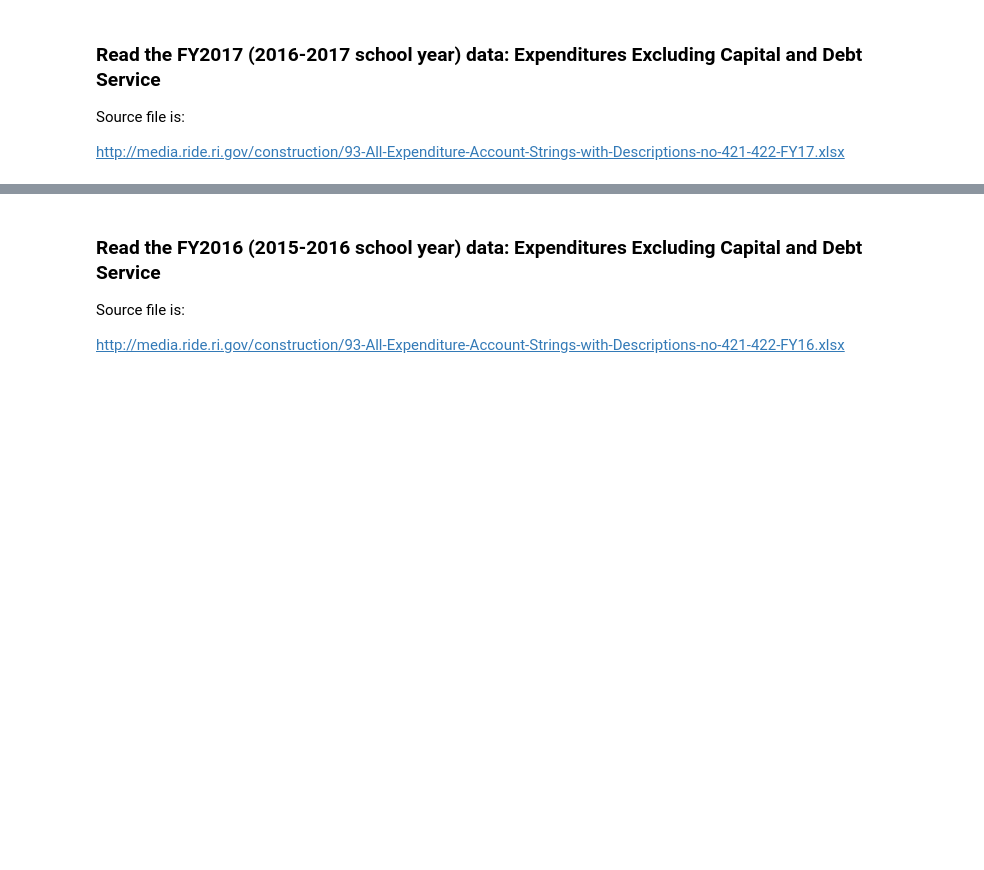
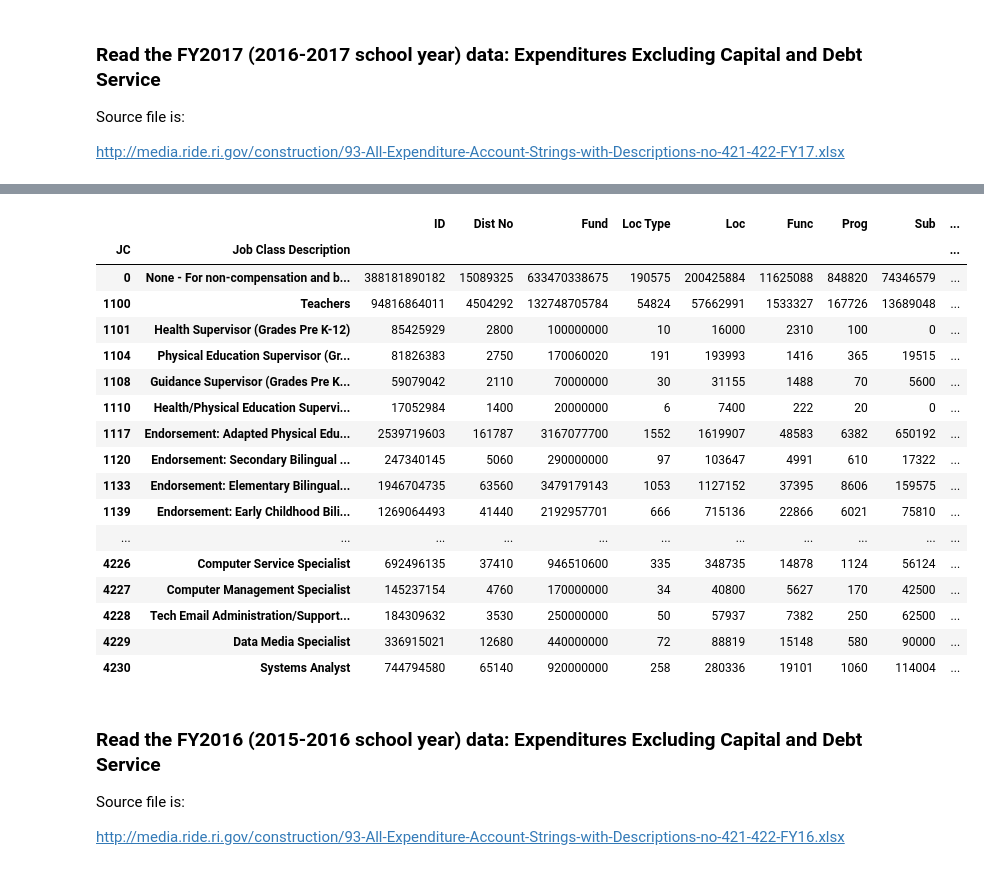
Before and after one commit to equinn1/budg, a Jupyter notebook: school_budget_model_data.ipynb, the cells around one changed output, grey strips where cells are left out. Cells and saved outputs as stored; diff of their text form; code cells hidden in the pictures; blank space fills up the shorter version.

```diff
--- a/school_budget_model_data.ipynb
+++ b/school_budget_model_data.ipynb
@@ -32,7 +38,8 @@ Source file is:
 
 http://media.ride.ri.gov/construction/93-All-Expenditure-Account-Strings-with-Descriptions-no-421-422-FY17.xlsx
 # %%
-fy17 = pd.read_csv("../../ride/93-All-Expenditure-Account-Strings-with-Descriptions-no-421-422-FY17.csv")
+fy17 = pd.read_csv("../../RIDE/93-All-Expenditure-Account-Strings-with-Descriptions-no-421-422-FY17.csv")
 fy17['Year'] = 2017
+fy17['Loc Desc'] = str(fy17['Loc'])
 print(fy17.shape)
 fy17.columns
@@ -39,3 +55,24 @@ fy17.columns
+# %%
+fy17.groupby(['JC','Job Class Description']).sum()
+# %% [output]
+|  |  | ID | Dist No | Fund | Loc Type | Loc | Func | Prog | Sub | ... |
+| JC | Job Class Description |  |  |  |  |  |  |  |  | ... |
+| 0 | None - For non-compensation and b... | 388181890182 | 15089325 | 633470338675 | 190575 | 200425884 | 11625088 | 848820 | 74346579 | ... |
+| 1100 | Teachers | 94816864011 | 4504292 | 132748705784 | 54824 | 57662991 | 1533327 | 167726 | 13689048 | ... |
+| 1101 | Health Supervisor (Grades Pre K-12) | 85425929 | 2800 | 100000000 | 10 | 16000 | 2310 | 100 | 0 | ... |
+| 1104 | Physical Education Supervisor (Gr... | 81826383 | 2750 | 170060020 | 191 | 193993 | 1416 | 365 | 19515 | ... |
+| 1108 | Guidance Supervisor (Grades Pre K... | 59079042 | 2110 | 70000000 | 30 | 31155 | 1488 | 70 | 5600 | ... |
+| 1110 | Health/Physical Education Supervi... | 17052984 | 1400 | 20000000 | 6 | 7400 | 222 | 20 | 0 | ... |
+| 1117 | Endorsement: Adapted Physical Edu... | 2539719603 | 161787 | 3167077700 | 1552 | 1619907 | 48583 | 6382 | 650192 | ... |
+| 1120 | Endorsement: Secondary Bilingual ... | 247340145 | 5060 | 290000000 | 97 | 103647 | 4991 | 610 | 17322 | ... |
+| 1133 | Endorsement: Elementary Bilingual... | 1946704735 | 63560 | 3479179143 | 1053 | 1127152 | 37395 | 8606 | 159575 | ... |
+| 1139 | Endorsement: Early Childhood Bili... | 1269064493 | 41440 | 2192957701 | 666 | 715136 | 22866 | 6021 | 75810 | ... |
+| ... | ... | ... | ... | ... | ... | ... | ... | ... | ... | ... |
+| 4226 | Computer Service Specialist | 692496135 | 37410 | 946510600 | 335 | 348735 | 14878 | 1124 | 56124 | ... |
+| 4227 | Computer Management Specialist | 145237154 | 4760 | 170000000 | 34 | 40800 | 5627 | 170 | 42500 | ... |
+| 4228 | Tech Email Administration/Support... | 184309632 | 3530 | 250000000 | 50 | 57937 | 7382 | 250 | 62500 | ... |
+| 4229 | Data Media Specialist | 336915021 | 12680 | 440000000 | 72 | 88819 | 15148 | 580 | 90000 | ... |
+| 4230 | Systems Analyst | 744794580 | 65140 | 920000000 | 258 | 280336 | 19101 | 1060 | 114004 | ... |
 # %% [markdown]
 ### Read the FY2016  (2015-2016 school year) data: Expenditures Excluding Capital and Debt Service
 
```
Also changed, not shown: parts of 25 cells of this notebook, 2 other files.
